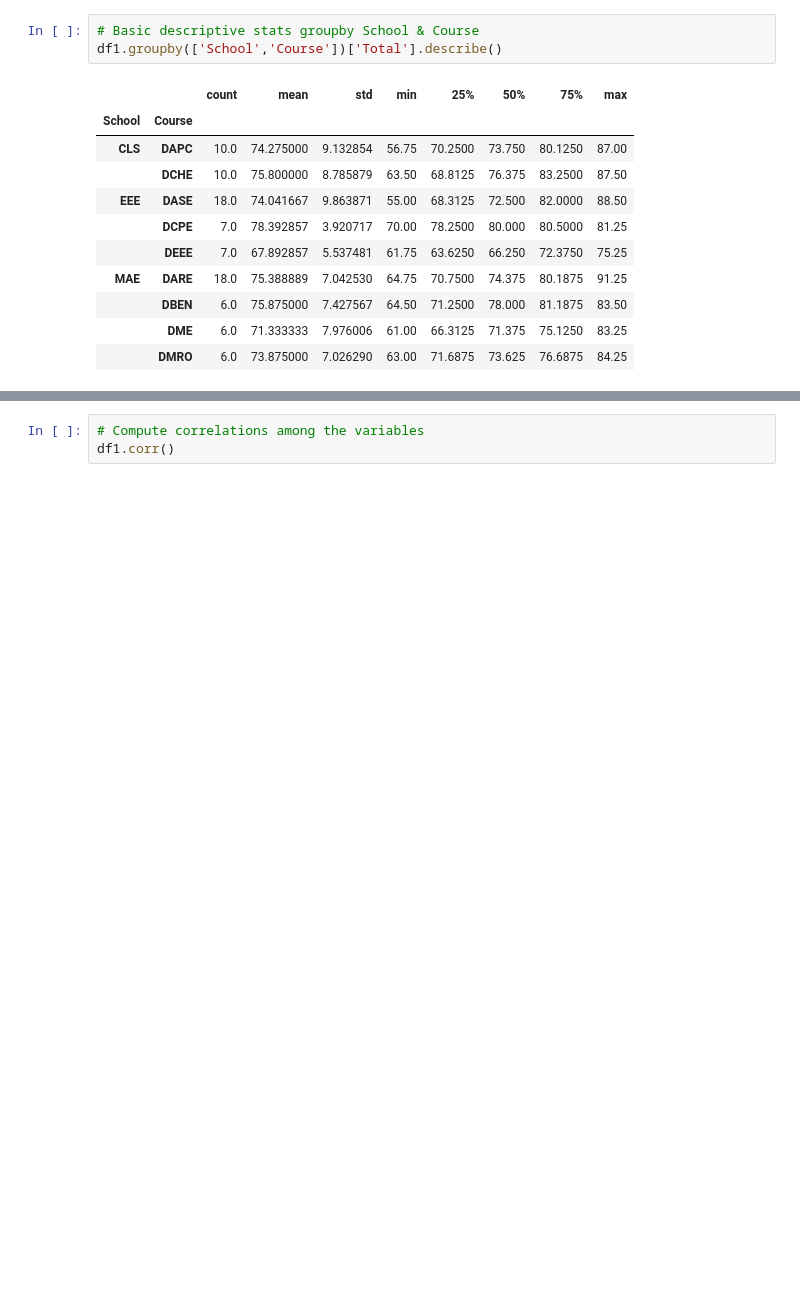
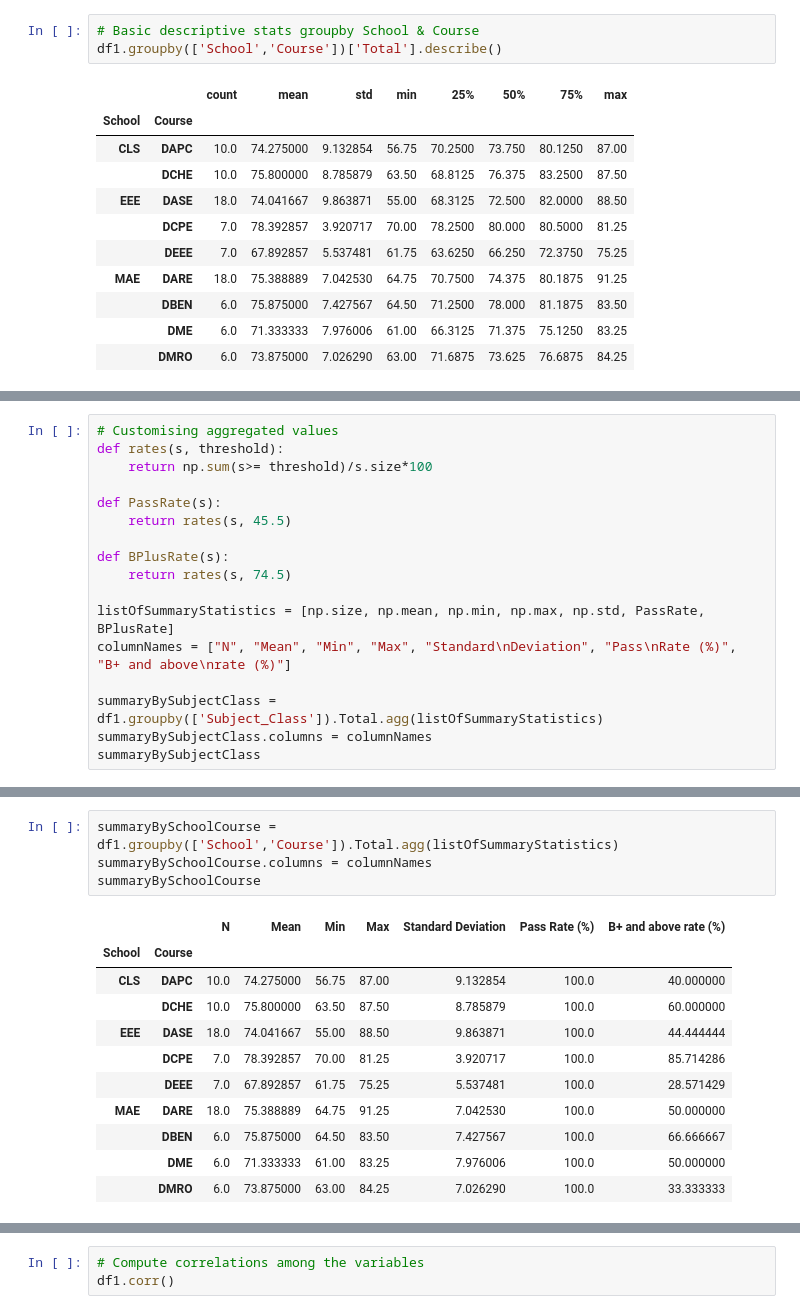
Before and after one commit to uliang/MS_Python_Training, a Jupyter notebook: Unit 2.3 Data Manipulations.ipynb, the cells around one changed output, grey strips where cells are left out. Saved outputs shown, nothing was run; the diff lists cells and outputs as text; blank space fills up the shorter version.

```diff
--- a/Unit 2.3 Data Manipulations.ipynb
+++ b/Unit 2.3 Data Manipulations.ipynb
@@ -662,0 +612,17 @@ is deprecated and will be removed in a future version
+# %%
+# Customising aggregated values
+def rates(s, threshold):
+    return np.sum(s>= threshold)/s.size*100
+
+def PassRate(s):
+    return rates(s, 45.5)
+
+def BPlusRate(s):
+    return rates(s, 74.5)
+
+listOfSummaryStatistics = [np.size, np.mean, np.min, np.max, np.std, PassRate, BPlusRate]
+columnNames = ["N", "Mean", "Min", "Max", "Standard\nDeviation", "Pass\nRate (%)", "B+ and above\nrate (%)"]
+
+summaryBySubjectClass = df1.groupby(['Subject_Class']).Total.agg(listOfSummaryStatistics)
+summaryBySubjectClass.columns = columnNames
+summaryBySubjectClass
@@ -662,0 +637,16 @@ is deprecated and will be removed in a future version
+# %%
+summaryBySchoolCourse = df1.groupby(['School','Course']).Total.agg(listOfSummaryStatistics)
+summaryBySchoolCourse.columns = columnNames
+summaryBySchoolCourse
+# %% [output]
+|  |  | N | Mean | Min | Max | Standard Deviation | Pass Rate (%) | B+ and above rate (%) |
+| School | Course |  |  |  |  |  |  |  |
+| CLS | DAPC | 10.0 | 74.275000 | 56.75 | 87.00 | 9.132854 | 100.0 | 40.000000 |
+|  | DCHE | 10.0 | 75.800000 | 63.50 | 87.50 | 8.785879 | 100.0 | 60.000000 |
+| EEE | DASE | 18.0 | 74.041667 | 55.00 | 88.50 | 9.863871 | 100.0 | 44.444444 |
+|  | DCPE | 7.0 | 78.392857 | 70.00 | 81.25 | 3.920717 | 100.0 | 85.714286 |
+|  | DEEE | 7.0 | 67.892857 | 61.75 | 75.25 | 5.537481 | 100.0 | 28.571429 |
+| MAE | DARE | 18.0 | 75.388889 | 64.75 | 91.25 | 7.042530 | 100.0 | 50.000000 |
+|  | DBEN | 6.0 | 75.875000 | 64.50 | 83.50 | 7.427567 | 100.0 | 66.666667 |
+|  | DME | 6.0 | 71.333333 | 61.00 | 83.25 | 7.976006 | 100.0 | 50.000000 |
+|  | DMRO | 6.0 | 73.875000 | 63.00 | 84.25 | 7.026290 | 100.0 | 33.333333 |
```
Also changed, not shown: parts of 25 cells of this notebook, 2 other files.
